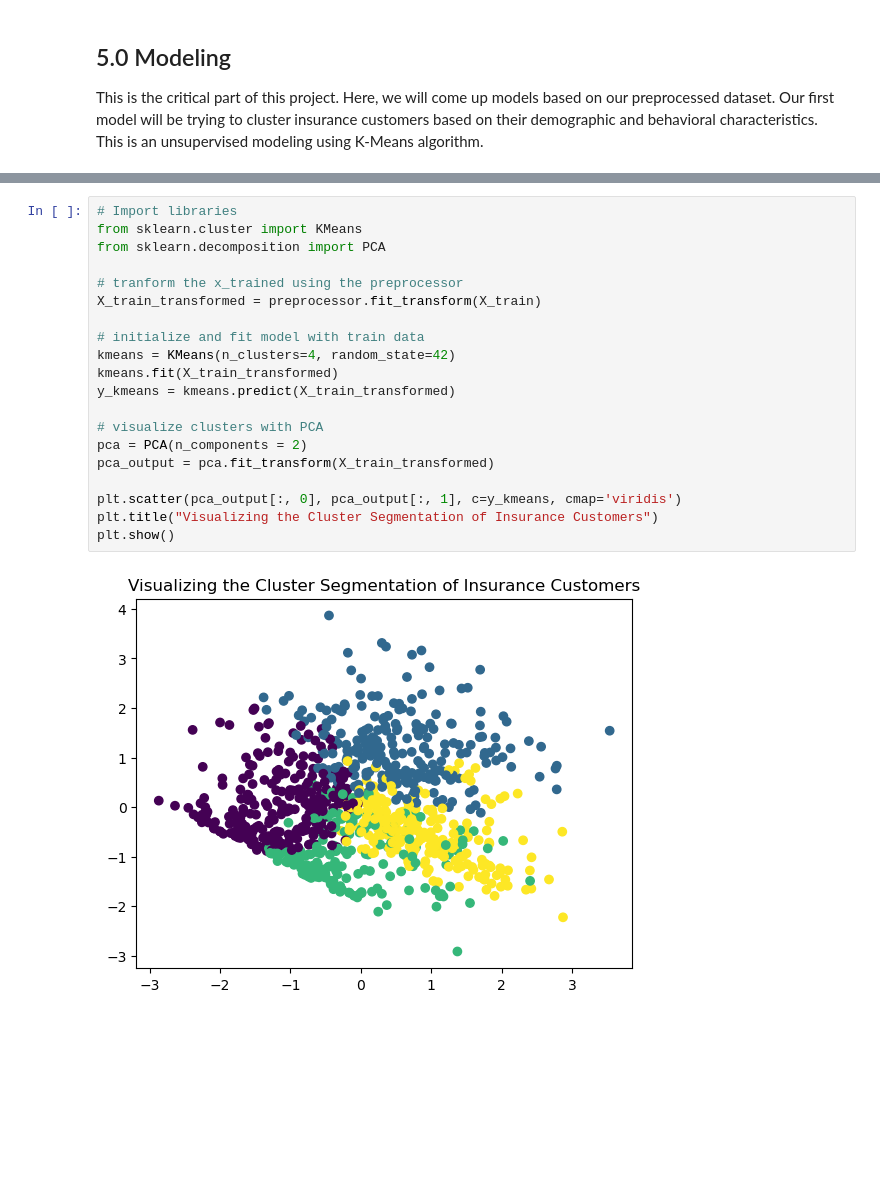
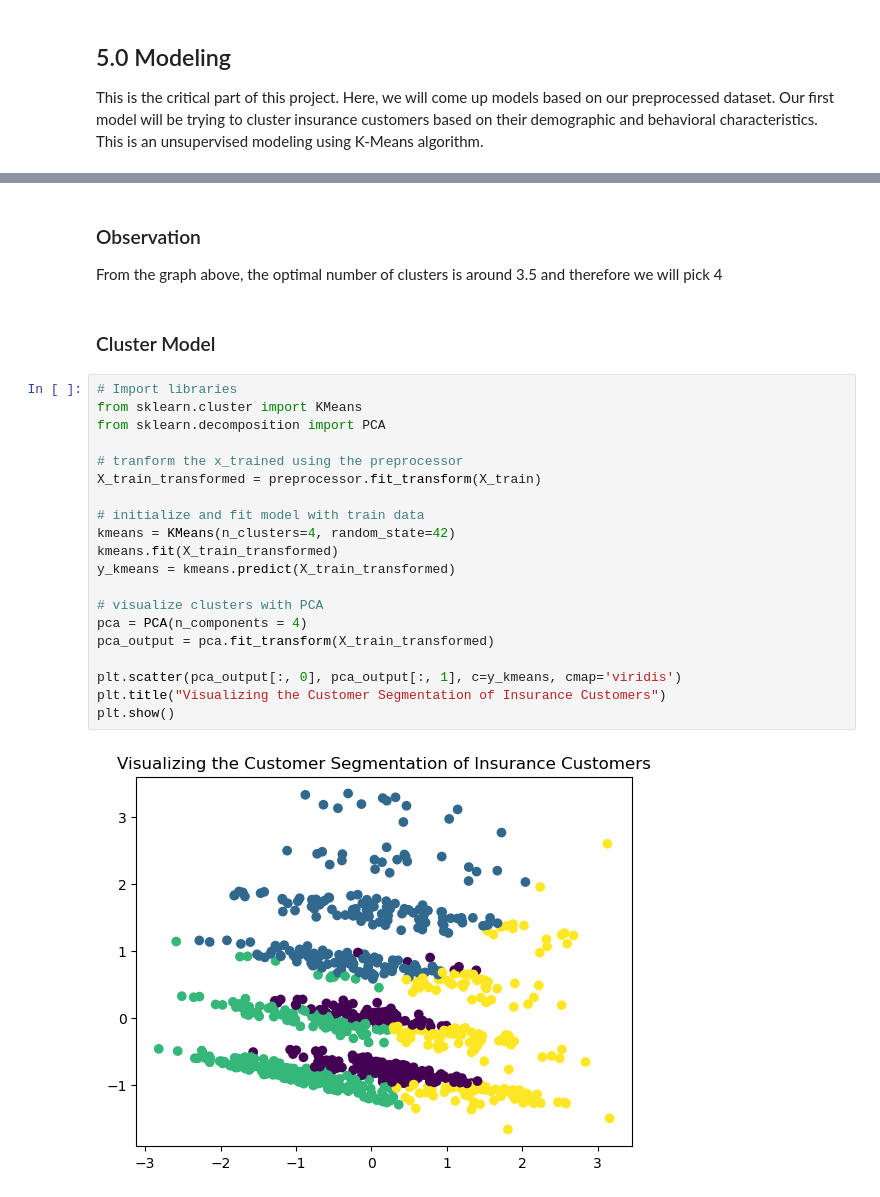
Before and after one commit to James-Kosgei/Phase-4-Project-, a Jupyter notebook: idex.ipynb, the cells around one changed output, grey strips where cells are left out. Cells and saved outputs as stored; diff of their text form; blank space fills up the shorter version.

```diff
--- a/idex.ipynb
+++ b/idex.ipynb
@@ -284,22 +306,27 @@ This is the critical part of this project. Here, we will come up models based on
+# %% [markdown]
+### Observation
+From the graph above, the optimal number of clusters is around 3.5 and therefore we will pick 4
+# %% [markdown]
+### Cluster Model
 # %%
 # Import libraries
 from sklearn.cluster import KMeans
 from sklearn.decomposition import PCA
 
 # tranform the x_trained using the preprocessor
 X_train_transformed = preprocessor.fit_transform(X_train)
 
 # initialize and fit model with train data
 kmeans = KMeans(n_clusters=4, random_state=42)
 kmeans.fit(X_train_transformed)
 y_kmeans = kmeans.predict(X_train_transformed)
 
 # visualize clusters with PCA
-pca = PCA(n_components = 2)
+pca = PCA(n_components = 4)
 pca_output = pca.fit_transform(X_train_transformed)
 
 plt.scatter(pca_output[:, 0], pca_output[:, 1], c=y_kmeans, cmap='viridis')
-plt.title("Visualizing the Cluster Segmentation of Insurance Customers")
+plt.title("Visualizing the Customer Segmentation of Insurance Customers")
 plt.show()
 # %% [output]
-[figure, old version]
+[figure, new version]
```
Also changed, not shown: parts of 17 cells of this notebook.
